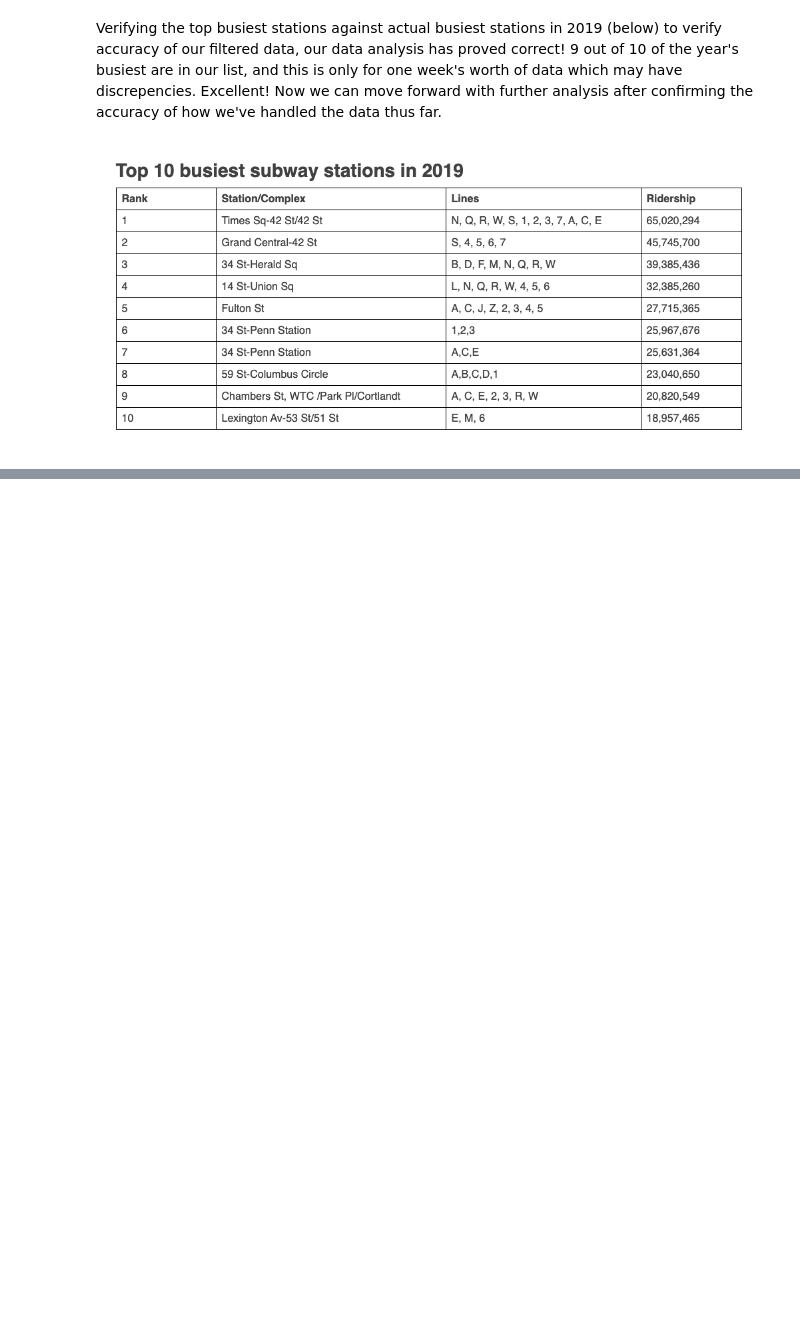
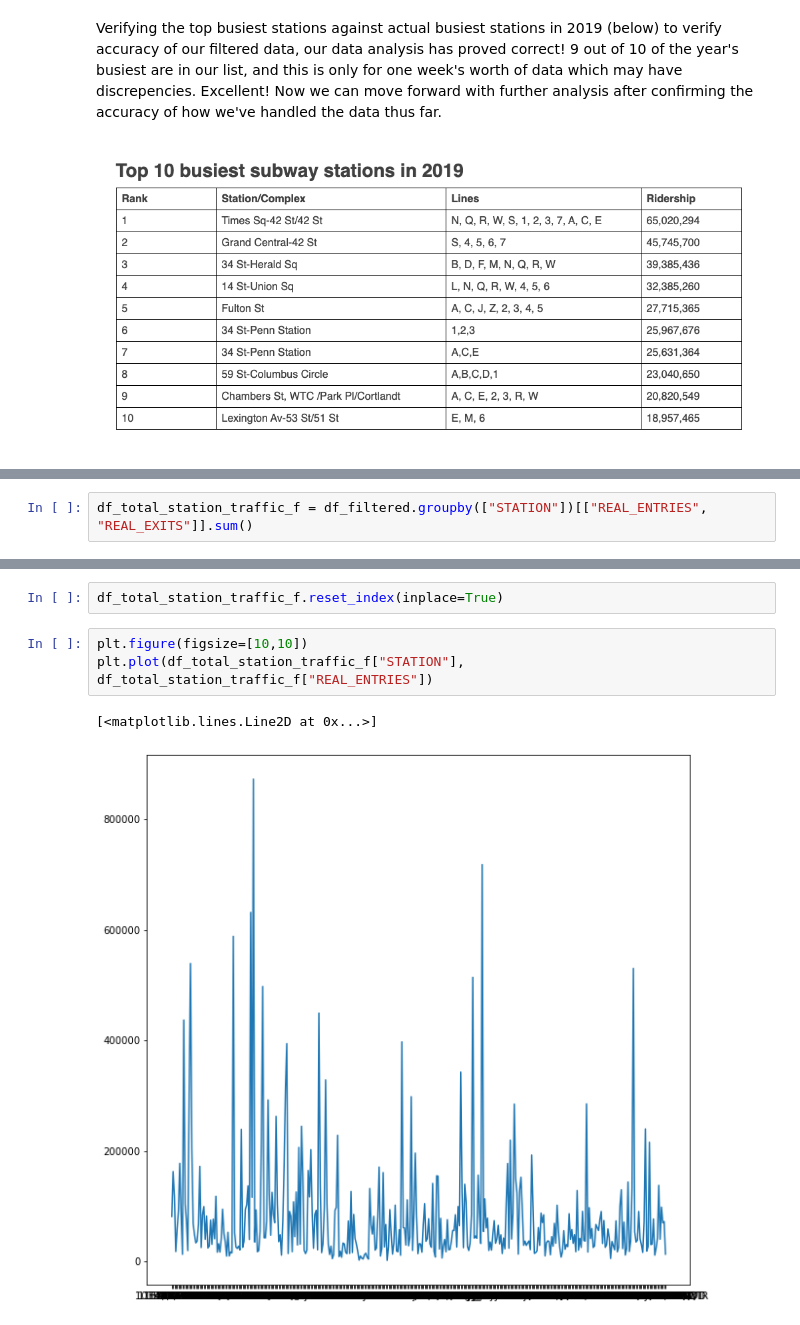
Before and after one commit to nhorton04/mta-data, a Jupyter notebook: project_1_version_2.ipynb, the cells around one changed output, grey strips where cells are left out. Saved outputs shown, nothing was run; the diff lists cells and outputs as text; blank space fills up the shorter version.

```diff
--- a/project_1_version_2.ipynb
+++ b/project_1_version_2.ipynb
@@ -738,0 +882,2 @@ Verifying the top busiest stations against actual busiest stations in 2019 (belo
+# %%
+df_total_station_traffic_f = df_filtered.groupby(["STATION"])[["REAL_ENTRIES", "REAL_EXITS"]].sum()
@@ -738,0 +912,8 @@ Verifying the top busiest stations against actual busiest stations in 2019 (belo
+# %%
+df_total_station_traffic_f.reset_index(inplace=True)
+# %%
+plt.figure(figsize=[10,10])
+plt.plot(df_total_station_traffic_f["STATION"], df_total_station_traffic_f["REAL_ENTRIES"])
+# %% [output]
+[<matplotlib.lines.Line2D at 0x...>]
+[figure, added]
```
Also changed, not shown: parts of 43 cells of this notebook.
